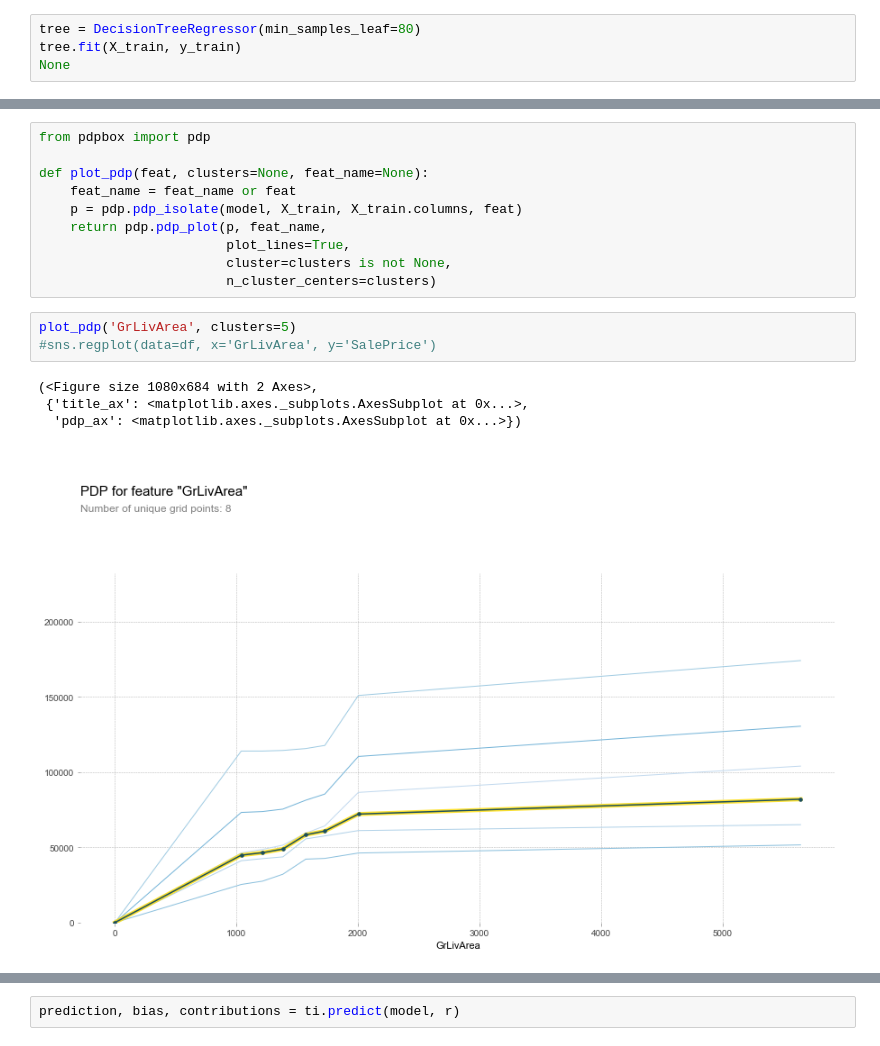
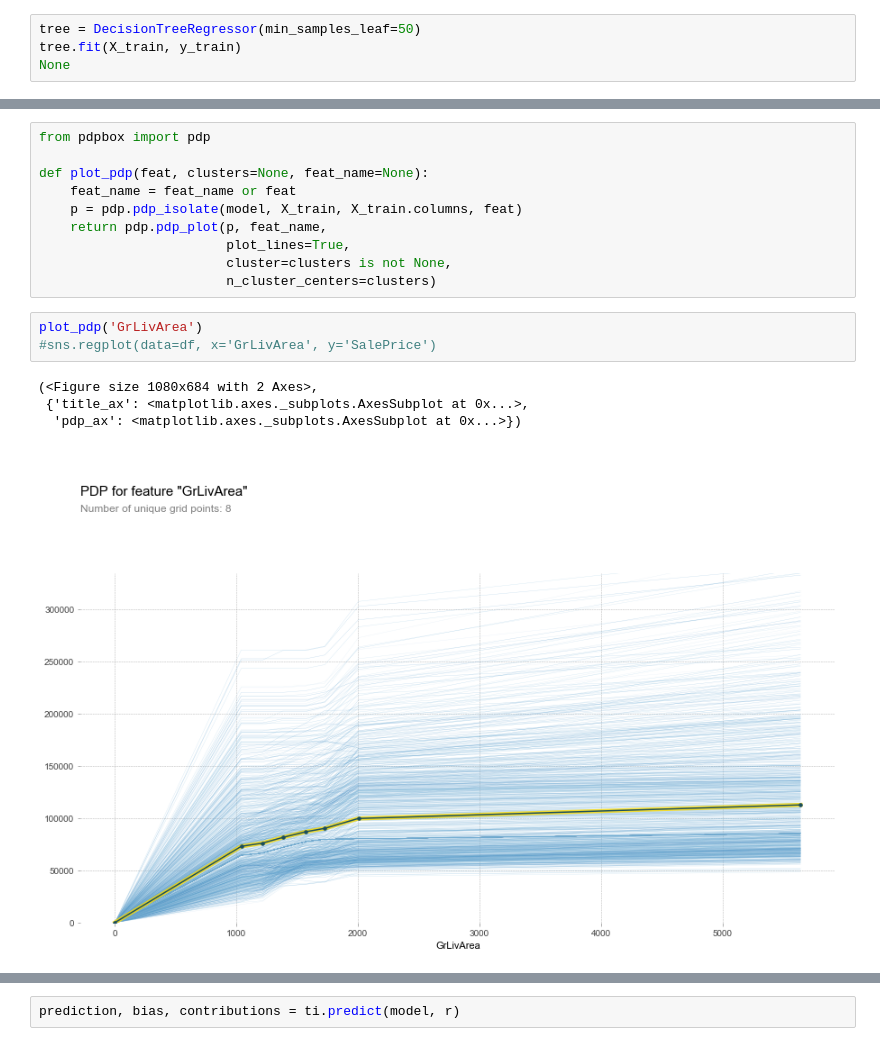
Before and after one commit to n2cholas/dsc-workshops, a Jupyter notebook: Random Forest Workshop/Random Forest Workshop.ipynb, the cells around one changed output, grey strips where cells are left out. Cells and saved outputs as stored; diff of their text form.

Commit message:
fixed PDP plots

```diff
--- a/Random Forest Workshop/Random Forest Workshop.ipynb
+++ b/Random Forest Workshop/Random Forest Workshop.ipynb
@@ -238,7 +238,7 @@ len(df_y)
 # %% [output]
 1460
 # %%
-tree = DecisionTreeRegressor(min_samples_leaf=80)
+tree = DecisionTreeRegressor(min_samples_leaf=50)
 tree.fit(X_train, y_train)
 None
 # %%
@@ -431,11 +435,11 @@ def plot_pdp(feat, clusters=None, feat_name=None):
                         cluster=clusters is not None,
                         n_cluster_centers=clusters)
 # %%
-plot_pdp('GrLivArea', clusters=5)
+plot_pdp('GrLivArea')
 #sns.regplot(data=df, x='GrLivArea', y='SalePrice')
 # %% [output]
 (<Figure size 1080x684 with 2 Axes>,
  {'title_ax': <matplotlib.axes._subplots.AxesSubplot at 0x...>,
   'pdp_ax': <matplotlib.axes._subplots.AxesSubplot at 0x...>})
-[figure, old version]
+[figure, new version]
 # %%
```
Also changed, not shown: parts of 21 cells of this notebook.
